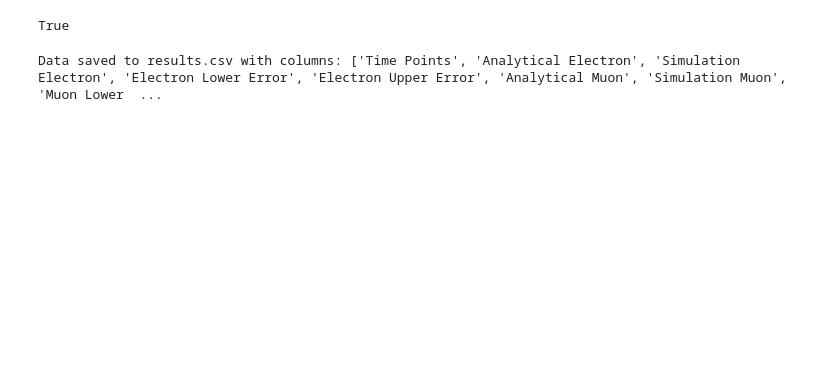
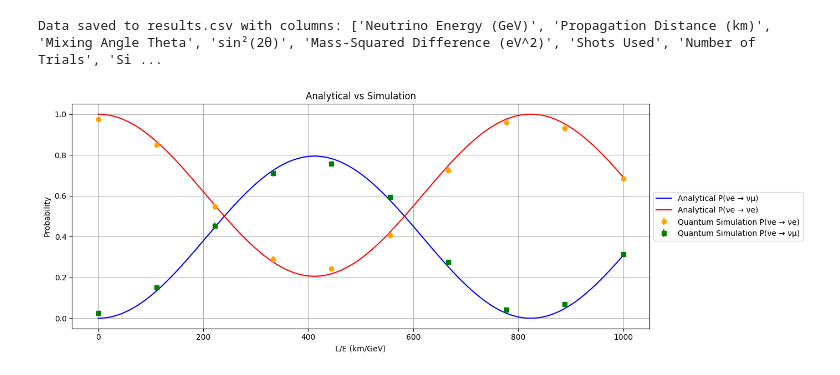
Before and after one commit to Joseph-Beeks/Neutrino-Simulator, a Jupyter notebook: main.ipynb, the cells around one changed output. Cells and saved outputs as stored; diff of their text form; code cells hidden in the pictures; blank space fills up the shorter version.

Commit message:
Included graphing feature

```diff
--- a/main.ipynb
+++ b/main.ipynb
@@ -12,18 +6,17 @@ deltaM12 = 3e-3             # Δm² term units eV^2
-# %%
-### KEY PROGRAM PARAMATERS ###
-shotValues = [1000]
-numTrials = 10
-realQPU == False
-# %% [output]
-True
 # %%
 # Pass all required variables when calling the function
-analytical_data = ns.analytical_probabilities(L, 20, sinSqrCoefficient, deltaM12, E)
+analyticalData = ns.analytical_probabilities()
 
 # Run quantum simulation
-simulation_data = ns.quantum_simulation(1000, 5, L, E, theta, deltaM12, realQPU)
-
-# Save results
-ns.save_data("results.csv", analytical_data, [simulation_data])
+simulationData = ns.quantum_simulation()
-# %% [output]
-Data saved to results.csv with columns: ['Time Points', 'Analytical Electron', 'Simulation Electron', 'Electron Lower Error', 'Electron Upper Error', 'Analytical Muon', 'Simulation Muon', 'Muon Lower  ...
+# %%
+## Save results
+rw.save_data("results.csv", analyticalData, simulationData)
+# %% [output]
+Data saved to results.csv with columns: ['Neutrino Energy (GeV)', 'Propagation Distance (km)', 'Mixing Angle Theta', 'sin²(2θ)', 'Mass-Squared Difference (eV^2)', 'Shots Used', 'Number of Trials', 'Si ...
+# %%
+data = rw.read_data("results.csv")
+# %%
+pg.sim_vs_analytical(data)
+# %% [output]
+[figure, added]
```
Also changed, not shown: parts of 3 cells of this notebook, 5 other files.
